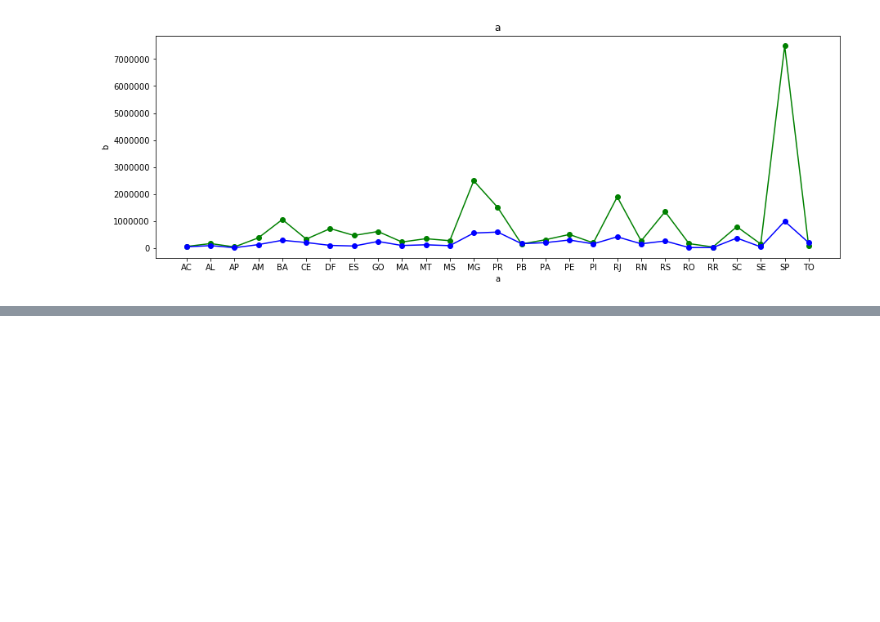
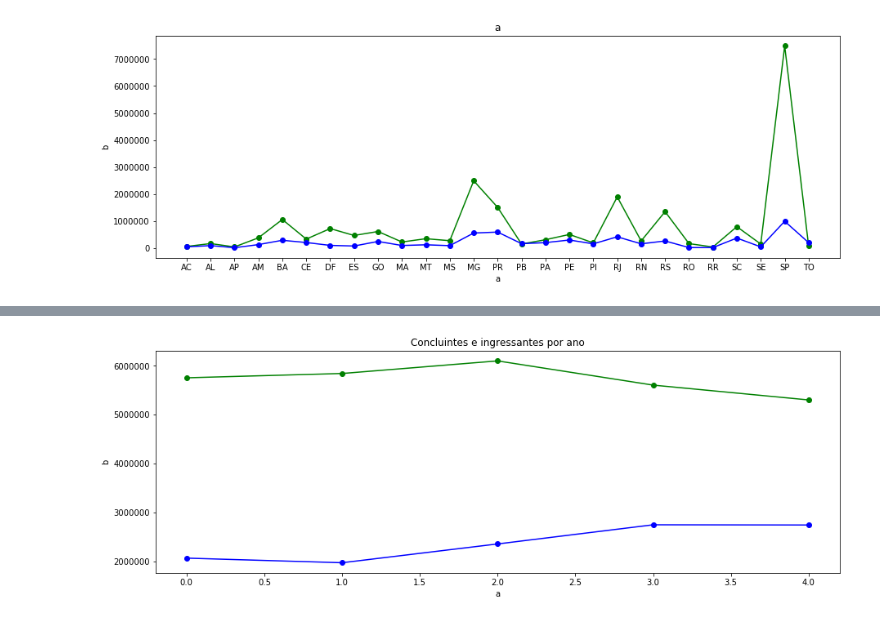
Before and after one commit to sarahraquel/learning_analytics, a Jupyter notebook: INEP.ipynb, the cells around one changed output, grey strips where cells are left out. Cells and saved outputs as stored; diff of their text form; code cells hidden in the pictures; blank space fills up the shorter version.

```diff
--- a/INEP.ipynb
+++ b/INEP.ipynb
@@ -226,3 +251,5 @@ vagas_por_ano
 # %%
-#generate_many_line_graph("Concluintes e ingressantes por ano", range(len(anos)), list(concluintes_por_ano.values()), list(ingressantes_por_ano.values()), "a", "b")
+generate_many_line_graph("Concluintes e ingressantes por ano", range(len(anos)), list(concluintes_por_ano.values()), list(ingressantes_por_ano.values()), None, "a", "b")
+# %% [output]
+[figure, added]
 # %%
```
Also changed, not shown: parts of 9 cells of this notebook, 3 other files.
